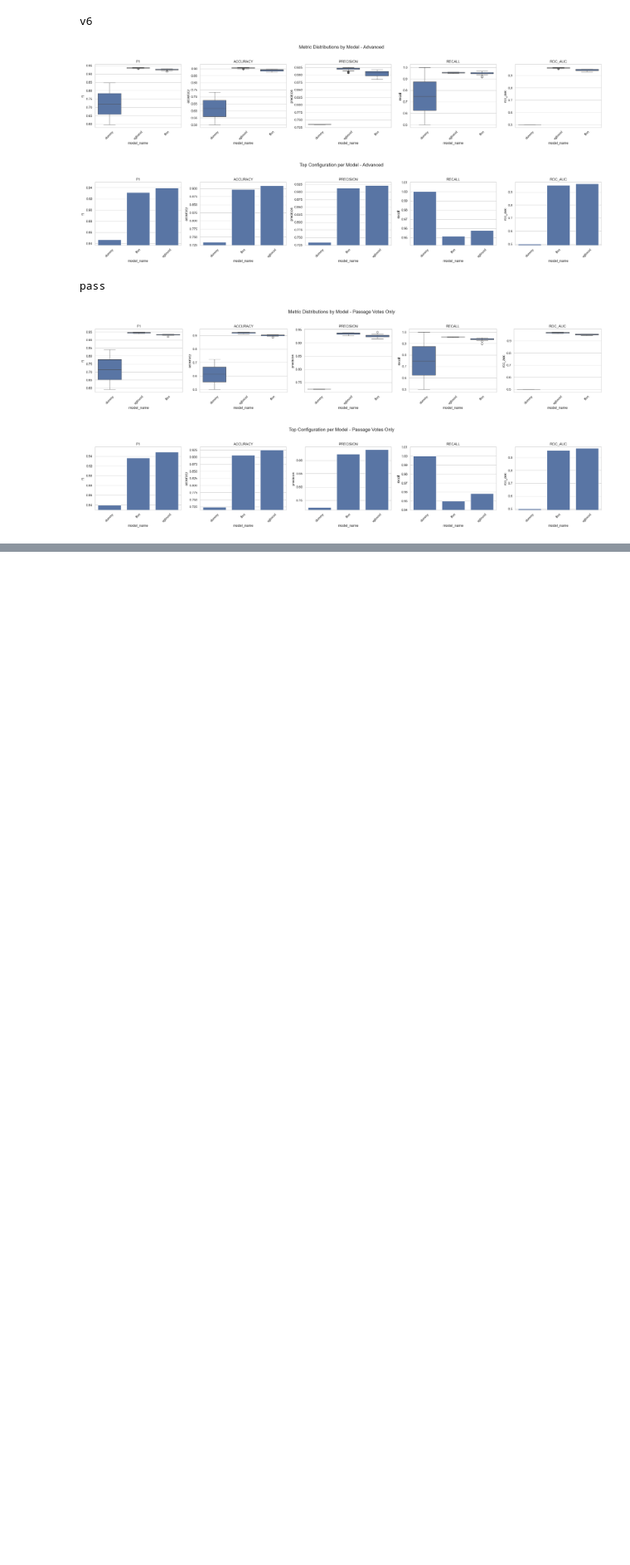
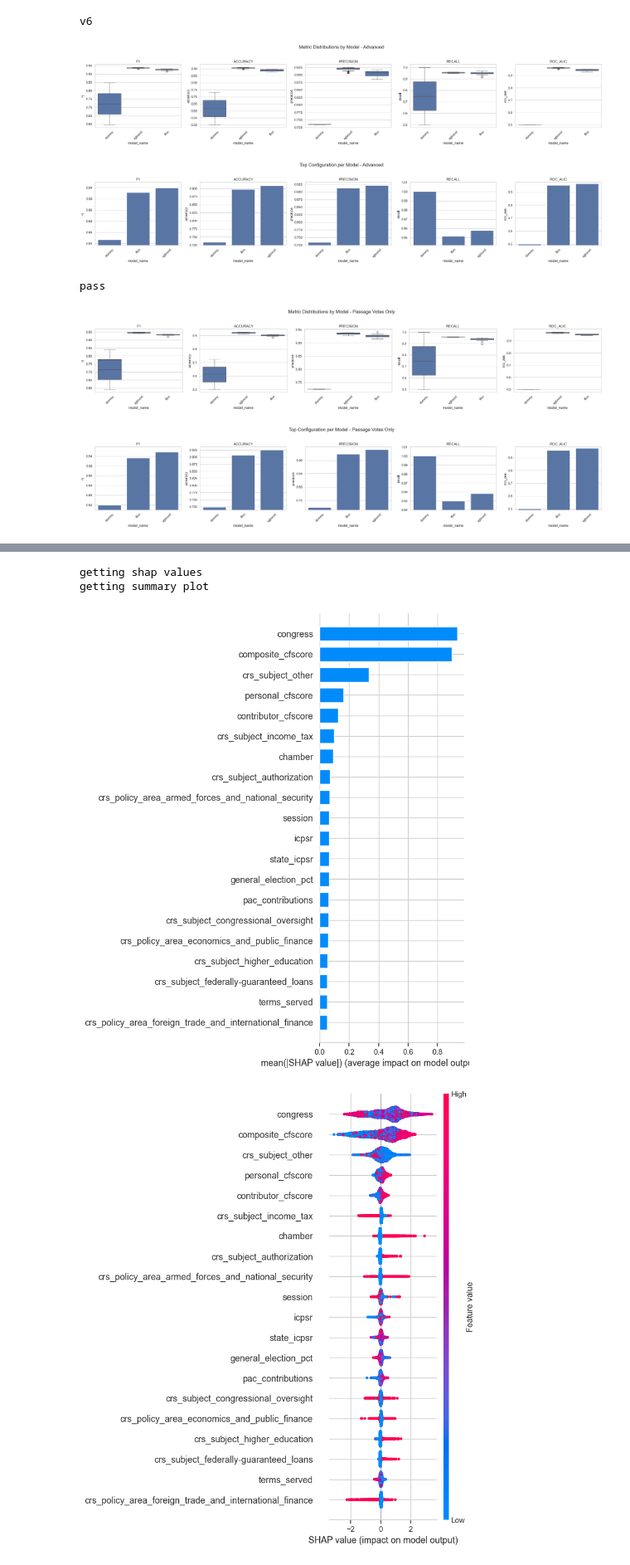
Before and after one commit to DeclanNelson178/stat5241_team_7, a Jupyter notebook: src/notebooks/evaluation.ipynb, the cells around one changed output, grey strips where cells are left out. Shown at 83% size. Saved outputs shown, nothing was run; the diff lists cells and outputs as text; code cells hidden in the pictures; blank space fills up the shorter version.

```diff
--- a/src/notebooks/evaluation.ipynb
+++ b/src/notebooks/evaluation.ipynb
@@ -216,0 +235,26 @@ df[[f for f in features if "vote_type" in f]].sum().plot.bar(title="Vote Type",
+# %%
+import shap
+import matplotlib.pyplot as plt
+import pandas as pd
+
+explainer = shap.TreeExplainer(model)
+target, features, df = Datasets.PASS_ONLY.get_dataset()
+train_df, val_df, test_df = split_data(df, target_col=target)
+test_df = test_df.sample(n=10_000, random_state=42)
+
+print('getting shap values')
+shap_values = explainer.shap_values(test_df[features])
+print('getting summary plot')
+shap.summary_plot(shap_values, test_df[features], plot_type="bar")
+shap.summary_plot(shap_values, test_df[features])
+
+row_idx = 0
+shap.force_plot(
+    explainer.expected_value, shap_values[row_idx], test_df[features].iloc[row_idx],
+    matplotlib=True
+)
+# %% [output]
+getting shap values
+getting summary plot
+[figure, added]
+[figure, added]
```
Also changed, not shown: parts of 12 cells of this notebook, 1 other file.
